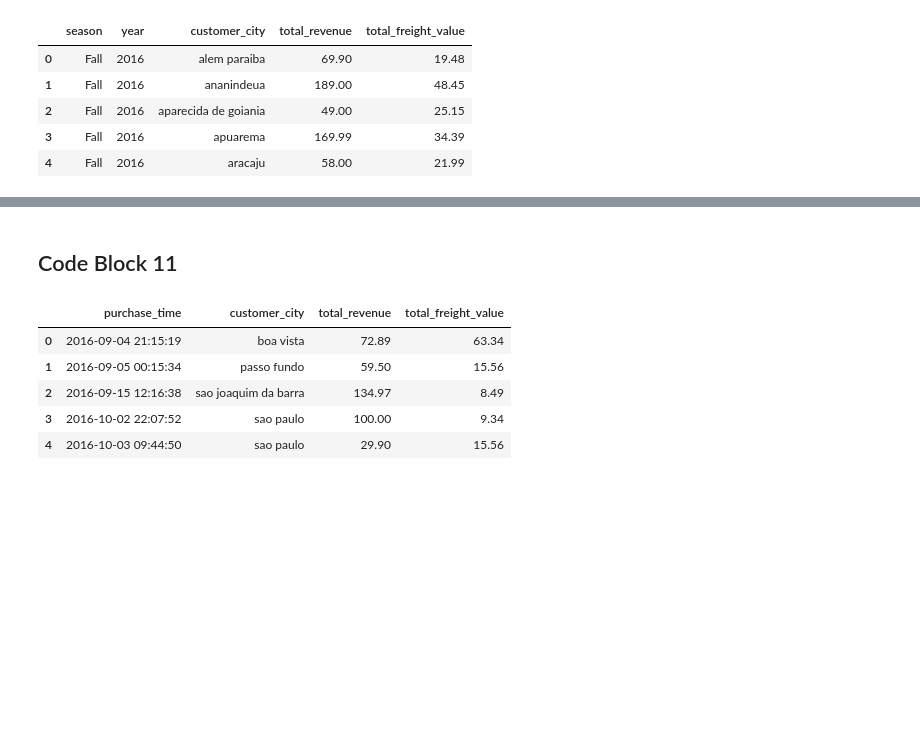
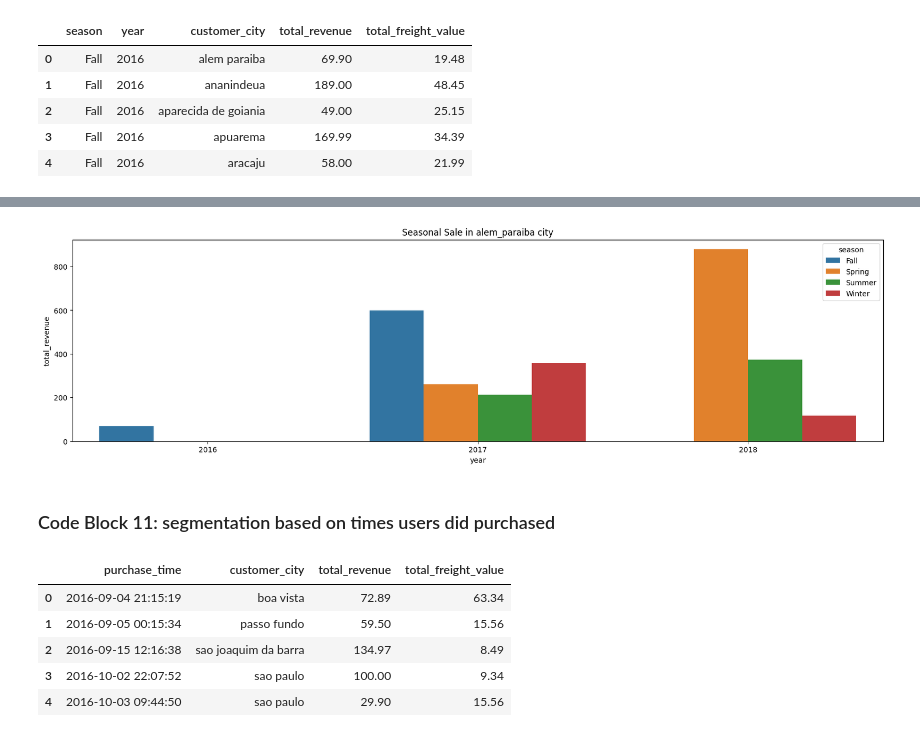
Before and after one commit to saeedshirani/ECommerce-Data-Processing-SQL-Only, a Jupyter notebook: visual.ipynb, the cells around one changed output, grey strips where cells are left out. Drawn from its saved outputs; the diff is of its cells as text; code cells hidden in the pictures; blank space fills up the shorter version.

```diff
--- a/visual.ipynb
+++ b/visual.ipynb
@@ -119,0 +163,3 @@ data_block10.head()
+# %%
+alem_paraiba = data_block10.loc[data_block10["customer_city"] == "alem paraiba"].copy()
+alem_paraiba.head()
@@ -120,5 +173,17 @@ data_block10.head()
+# %%
+plt.figure(figsize=(20, 5))
+
+sns.barplot(data=alem_paraiba,
+            x="year",
+            y="total_revenue",
+            hue="season")
+
+plt.title("Seasonal Sale in alem_paraiba city")
+plt.show()
+# %% [output]
+[figure, added]
 # %% [markdown]
-## Code Block 11
+### Code Block 11: segmentation based on times users did purchased
 # %%
 data_block11 = pd.read_csv(STARTER_PATH + "8.code_block_11.csv")
 data_block11.head()
```
Also changed, not shown: parts of 38 cells of this notebook, 3 other files.
